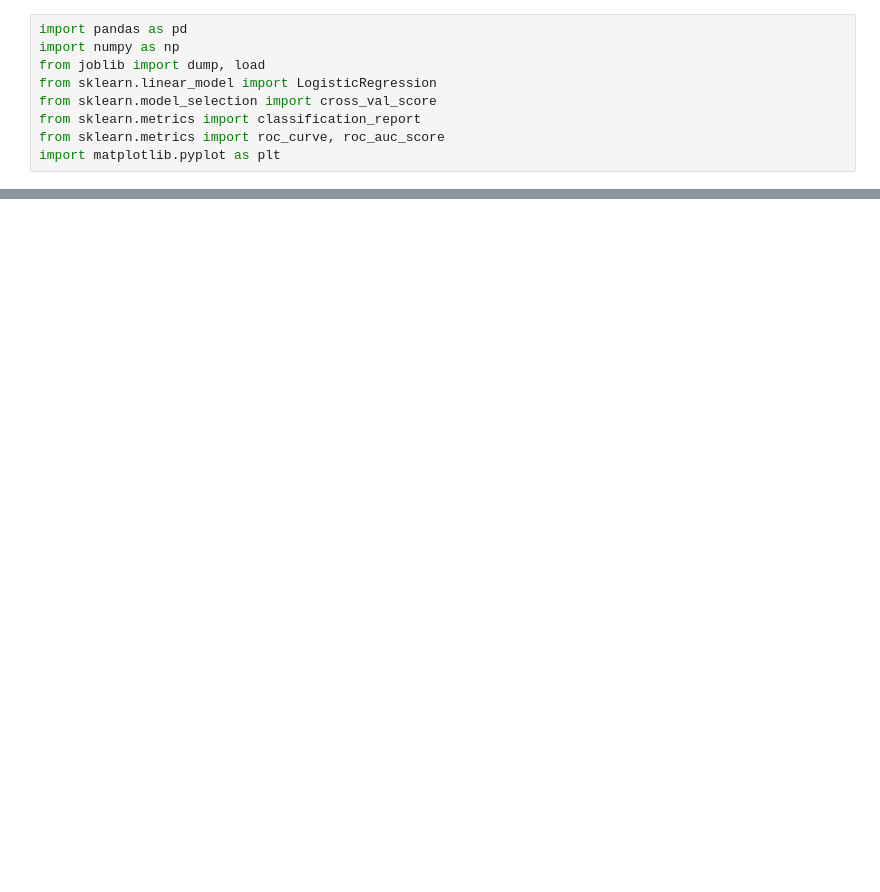
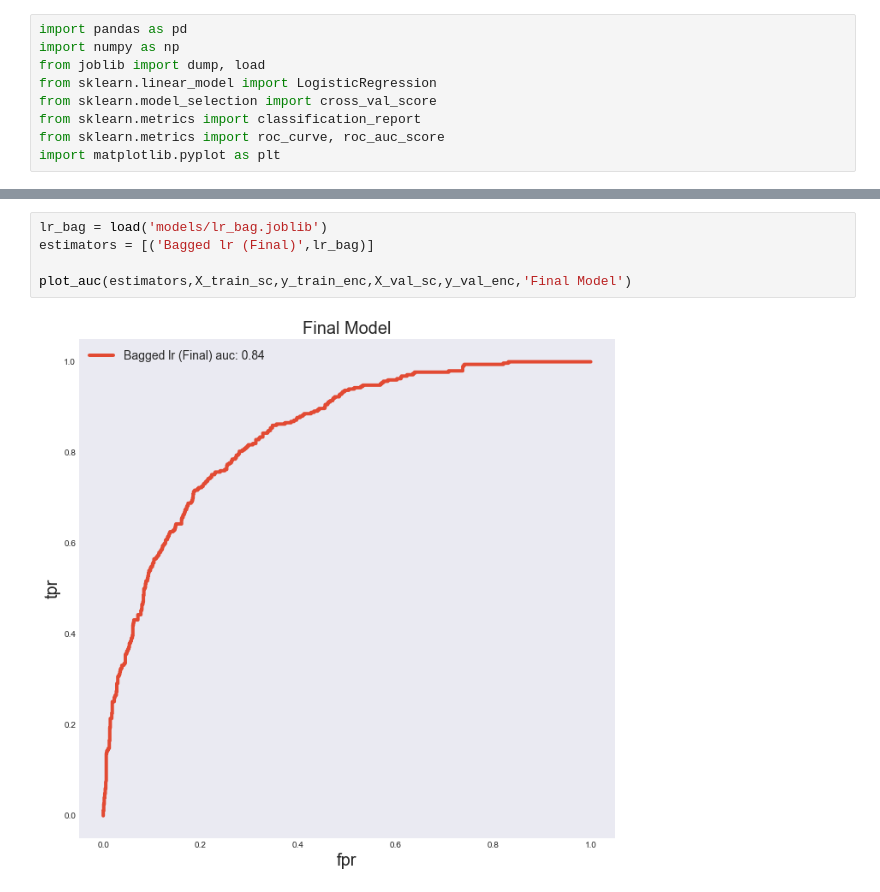
Before and after one commit to GriffinRiner/bsc-phase-three-project, a Jupyter notebook: notebooks/exploratory/Warren/roc_auc.ipynb, the cells around one changed output, grey strips where cells are left out. Saved outputs shown, nothing was run; the diff lists cells and outputs as text; blank space fills up the shorter version.

```diff
--- a/notebooks/exploratory/Warren/roc_auc.ipynb
+++ b/notebooks/exploratory/Warren/roc_auc.ipynb
@@ -101,0 +113,7 @@ plot_auc(estimators,X_train_sc,y_train_enc,X_val_sc,y_val_enc)
+# %%
+lr_bag = load('models/lr_bag.joblib')
+estimators = [('Bagged lr (Final)',lr_bag)]
+
+plot_auc(estimators,X_train_sc,y_train_enc,X_val_sc,y_val_enc,'Final Model')
+# %% [output]
+[figure, added]
```
Also changed, not shown: parts of 7 cells of this notebook, 17 other files.
